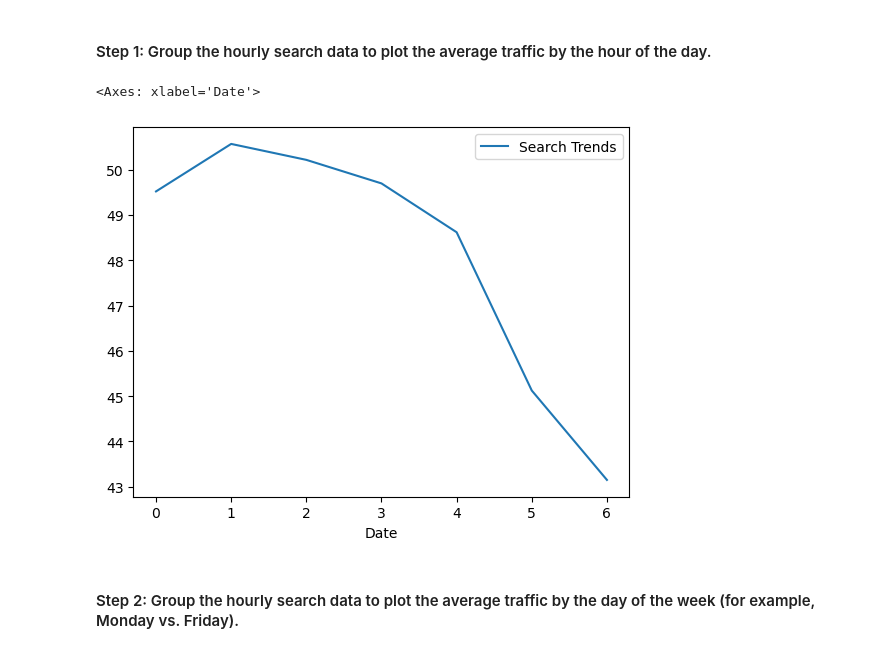
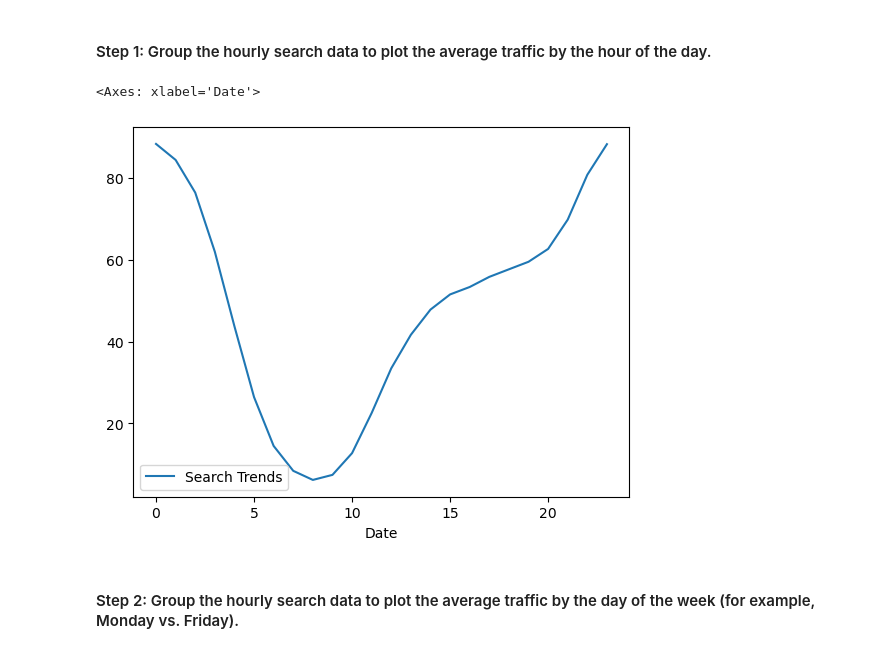
Before and after one commit to jbgraham073/prophet-challenge, a Jupyter notebook: forecasting_net_prophet.ipynb, the cells around one changed output. Saved outputs shown, nothing was run; the diff lists cells and outputs as text; code cells hidden in the pictures.

```diff
--- a/forecasting_net_prophet.ipynb
+++ b/forecasting_net_prophet.ipynb
@@ -67,7 +67,6 @@ df_mercado_trends = pd.read_csv(
     "https://static.bc-edx.com/ai/ail-v-1-0/m8/lms/datasets/google_hourly_search_trends.csv",
     index_col='Date',
     parse_dates=True,
-    infer_datetime_format=True
 ).dropna()
 
 # Review the first and last five rows of the DataFrame
@@ -160,13 +159,13 @@ To that end, you want to mine the search traffic data for predictable seasonal p
 #### Step 1: Group the hourly search data to plot the average traffic by the hour of the day.
 # %%
 # Group the hourly search data to plot the average traffic by the day of week
-hourly_data = df_mercado_trends.groupby(df_mercado_trends.index.dayofweek).mean()
+hourly_data = df_mercado_trends.groupby(df_mercado_trends.index.hour).mean()
 
 # Plot the average hourly traffic by day of week
 hourly_data.plot()
 # %% [output]
 <Axes: xlabel='Date'>
-[figure, old version]
+[figure, new version]
 # %% [markdown]
 #### Step 2: Group the hourly search data to plot the average traffic by the day of the week (for example, Monday vs. Friday).
 # %%
```
Also changed, not shown: parts of 9 cells of this notebook.
